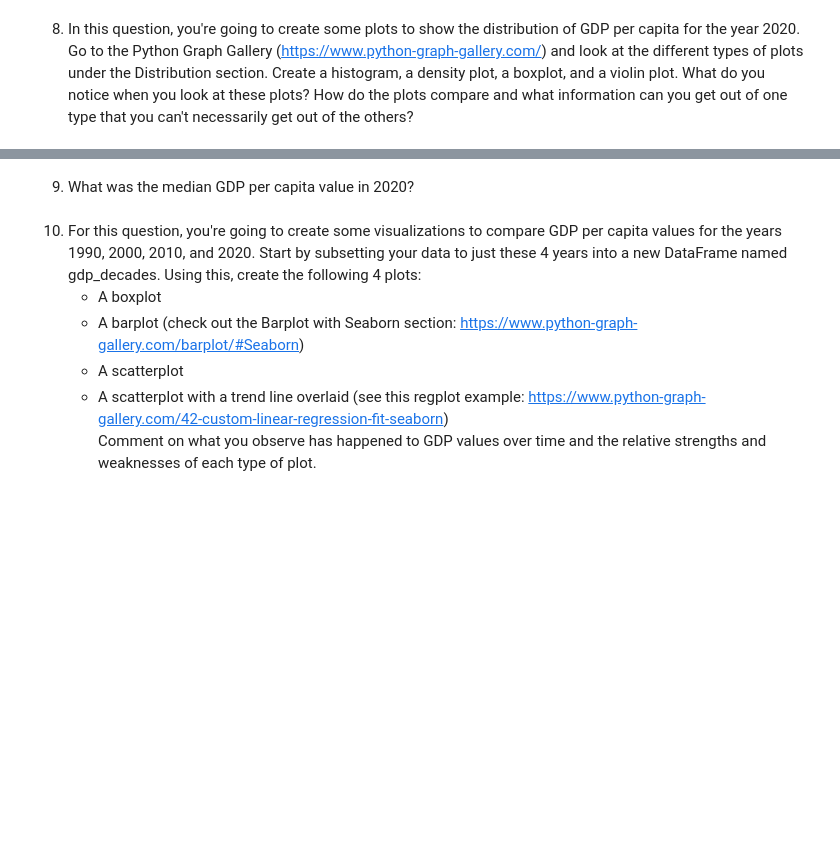
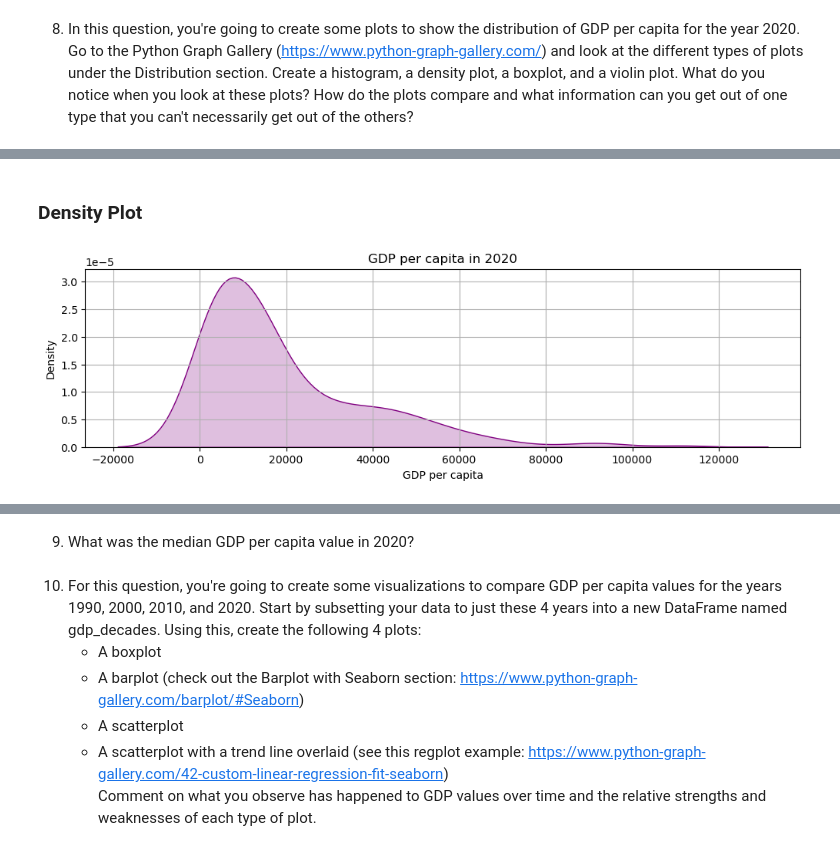
Before and after one commit to NSS-Data-Analytics-Cohort-10/gdp-and-internet-usage-BrandyLarramore, a Jupyter notebook: notebooks/gdp_project.ipynb, the cells around one changed output, grey strips where cells are left out. Drawn from its saved outputs; the diff is of its cells as text; code cells hidden in the pictures; blank space fills up the shorter version.

```diff
--- a/notebooks/gdp_project.ipynb
+++ b/notebooks/gdp_project.ipynb
@@ -202,0 +172,14 @@ plt.show()
+# %% [markdown]
+### Density Plot
+# %%
+gdp_2020 = gdp_df[gdp_df['year'] == 2020] #just getting 2020
+
+plt.figure(figsize=(12, 3))
+sns.kdeplot(gdp_2020['gdp_per_capita'], fill=True, color="purple")  # Replaced 'shade' with 'fill'
+plt.title('GDP per capita in 2020')
+plt.xlabel('GDP per capita')
+plt.ylabel('Density')
+plt.grid(True)
+plt.show()
+# %% [output]
+[figure, added]
```
Also changed, not shown: parts of 35 cells of this notebook.
